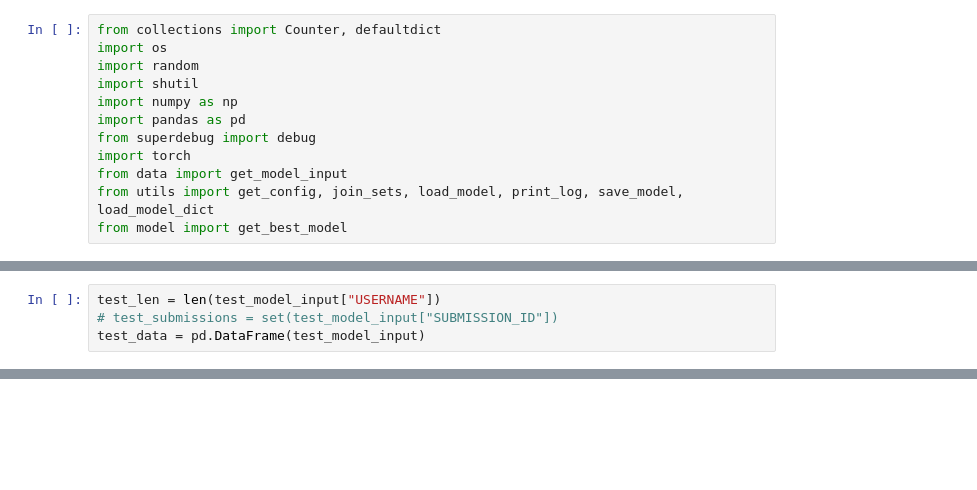
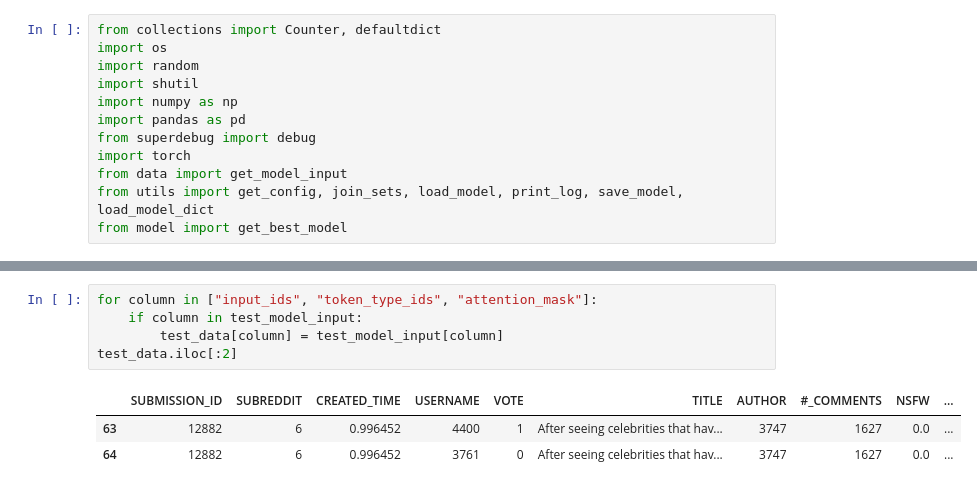
Before and after one commit to StanfordHCI/Curation-Modeling, a Jupyter notebook: sim_new_votes.ipynb, the cells around one changed output, grey strips where cells are left out. Saved outputs shown, nothing was run; the diff lists cells and outputs as text; blank space fills up the shorter version.

```diff
--- a/sim_new_votes.ipynb
+++ b/sim_new_votes.ipynb
@@ -30,4 +42,0 @@ Some weights of the model checkpoint at google/electra-small-discriminator were
-# %%
-test_len = len(test_model_input["USERNAME"])
-# test_submissions = set(test_model_input["SUBMISSION_ID"])
-test_data = pd.DataFrame(test_model_input)
@@ -47,0 +64,9 @@ test_data = pd.DataFrame(test_model_input)
+# %%
+for column in ["input_ids", "token_type_ids", "attention_mask"]:
+    if column in test_model_input:
+        test_data[column] = test_model_input[column]
+test_data.iloc[:2]
+# %% [output]
+|  | SUBMISSION_ID | SUBREDDIT | CREATED_TIME | USERNAME | VOTE | TITLE | AUTHOR | #_COMMENTS | NSFW | ... |
+| 63 | 12882 | 6 | 0.996452 | 4400 | 1 | After seeing celebrities that hav... | 3747 | 1627 | 0.0 | ... |
+| 64 | 12882 | 6 | 0.996452 | 3761 | 0 | After seeing celebrities that hav... | 3747 | 1627 | 0.0 | ... |
```
Also changed, not shown: parts of 11 cells of this notebook, 6 other files.
